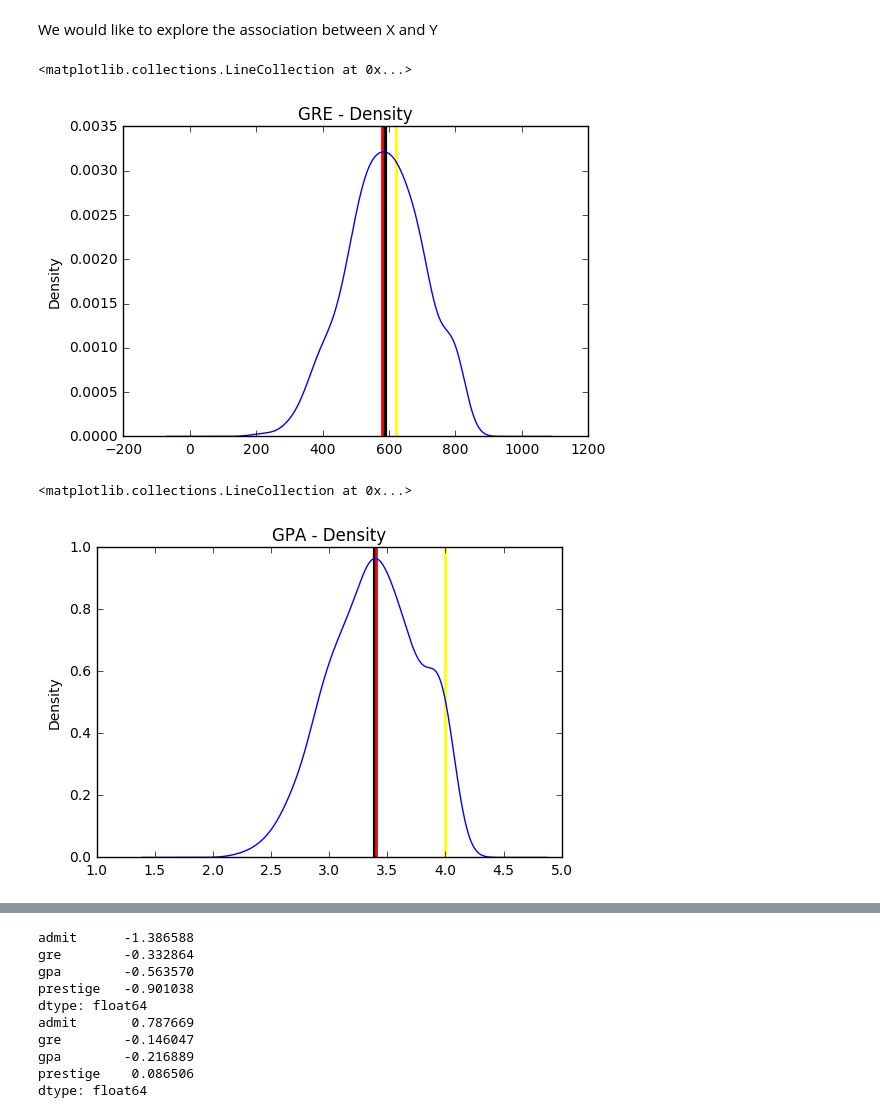
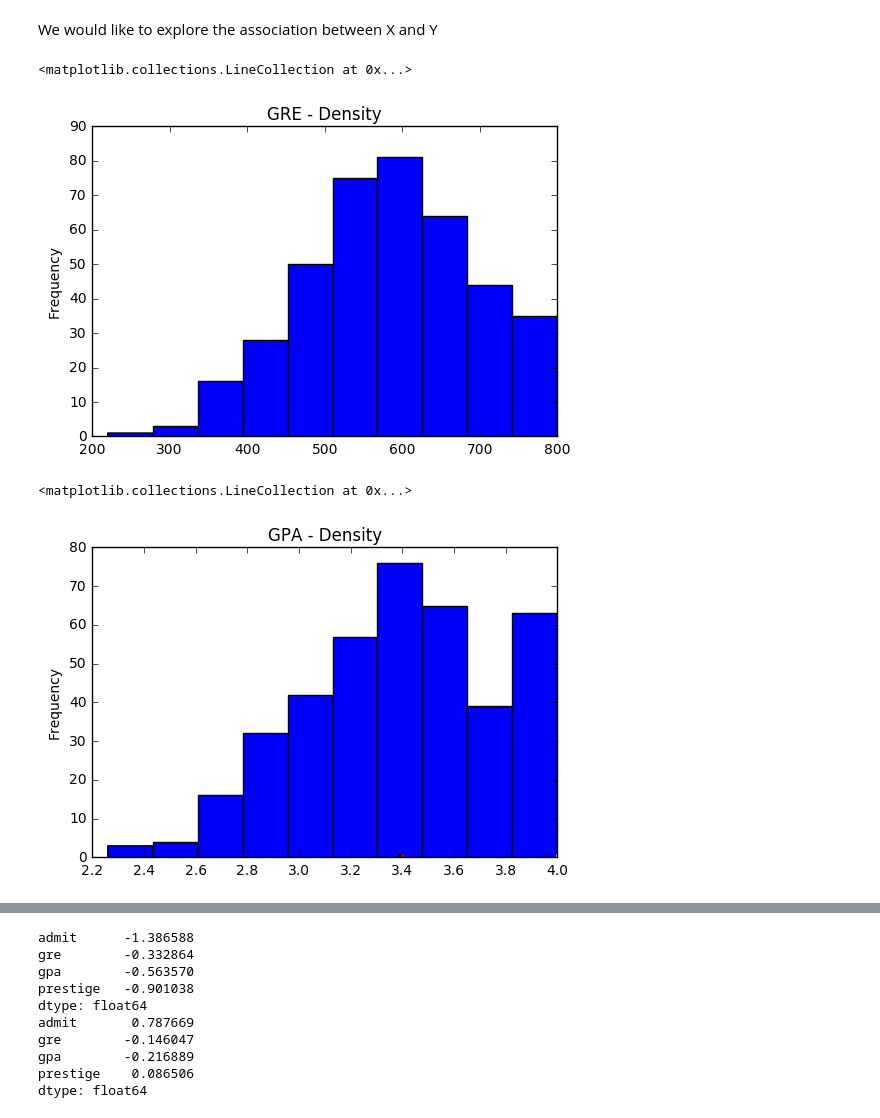
Before and after one commit to leelewis6/leelewis-ds4, a Jupyter notebook: projects/unit-projects/project-1/starter-code/project1-starter.ipynb, the cells around one changed output, grey strips where cells are left out. Drawn from its saved outputs; the diff is of its cells as text; code cells hidden in the pictures.

```diff
--- a/projects/unit-projects/project-1/starter-code/project1-starter.ipynb
+++ b/projects/unit-projects/project-1/starter-code/project1-starter.ipynb
@@ -96,36 +96,36 @@ We would like to explore the association between X and Y
 # %%
 import matplotlib.pyplot as plt
 %matplotlib inline
 
 
 #plot for GRE
 
-dfClean.gre.plot(kind="density", title = 'GRE - Density')
+dfClean.gre.plot(kind="hist", title = 'GRE - Density')
 
 
 plt.vlines(dfClean.gre.mean(),     # Plot black line at mean
            ymin=0,
            ymax=.0035,
            linewidth=3.0)
 
 plt.vlines(dfClean.gre.median(),   # Plot red line at median
            ymin=0,
            ymax=0.0035,
            linewidth=2.0,
            color="red")
 
 plt.vlines(dfClean.gre.mode(),   # Plot red line at median
            ymin=0,
            ymax=0.0035,
            linewidth=2.0,
            color="yellow")
 # %% [output]
 <matplotlib.collections.LineCollection at 0x...>
-[figure, old version]
+[figure, new version]
 # %%
 #plot for GPA
 
-dfClean.gpa.plot(kind="density", title = 'GPA - Density')
+dfClean.gpa.plot(kind="hist", title = 'GPA - Density')
 
 
 plt.vlines(dfClean.gpa.mean(),     # Plot black line at mean
@@ -139,6 +139,7 @@ plt.vlines(dfClean.gpa.median(),   # Plot red line at median
            linewidth=2.0,
            color="red")
 
+
 plt.vlines(dfClean.gpa.mode(),   # Plot red line at median
            ymin=0,
            ymax=1,
@@ -146,7 +147,7 @@ plt.vlines(dfClean.gpa.mode(),   # Plot red line at median
            color="yellow")
 # %% [output]
 <matplotlib.collections.LineCollection at 0x...>
-[figure, old version]
+[figure, new version]
 # %%
 #plot for prestige
 
```
Also changed, not shown: parts of 5 cells of this notebook, 39 other files.
